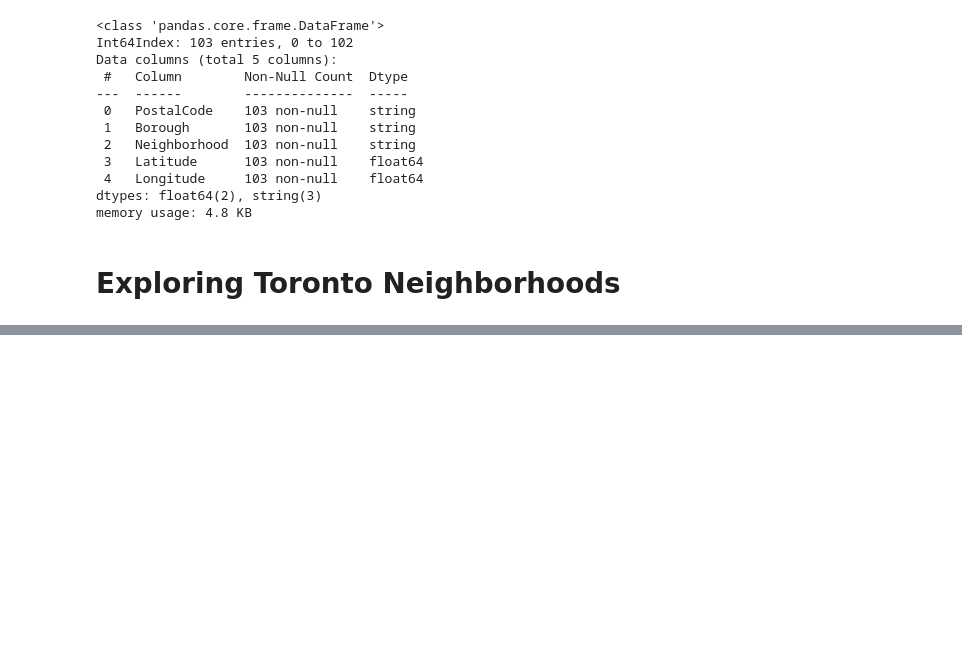
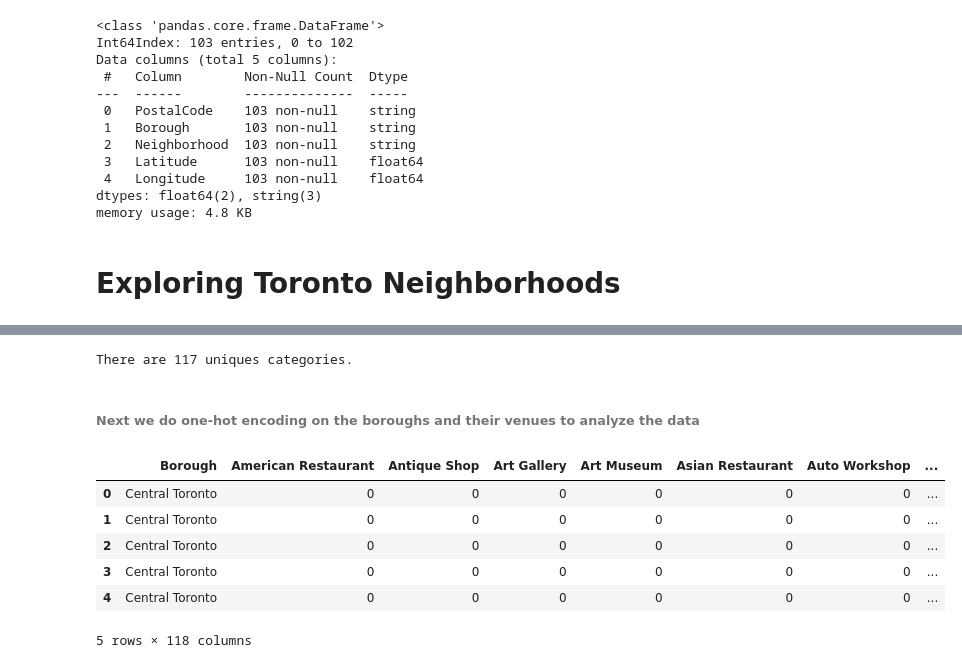
Before and after one commit to klfontus/Two_Capital_Cities, a Jupyter notebook: Week_3_Assignment.ipynb, the cells around one changed output, grey strips where cells are left out. Saved outputs shown, nothing was run; the diff lists cells and outputs as text; code cells hidden in the pictures; blank space fills up the shorter version.

```diff
--- a/Week_3_Assignment.ipynb
+++ b/Week_3_Assignment.ipynb
@@ -185,0 +455,27 @@ map_toronto
+# %%
+toronto_venues.groupby('Borough').count()
+print('There are {} uniques categories.'.format(len(toronto_venues['Venue Category'].unique())))
+# %% [output]
+There are 117 uniques categories.
+# %% [markdown]
+###### Next we do one-hot encoding on the boroughs and their venues to analyze the data
+# %%
+# one hot encoding
+toronto_onehot = pd.get_dummies(toronto_venues[['Venue Category']], prefix="", prefix_sep="")
+
+# add neighborhood column back to dataframe
+toronto_onehot['Borough'] = toronto_venues['Borough']
+
+# move neighborhood column to the first column
+fixed_columns = [toronto_onehot.columns[-1]] + list(toronto_onehot.columns[:-1])
+toronto_onehot = toronto_onehot[fixed_columns]
+
+toronto_onehot.head()
+# %% [output]
+|  | Borough | American Restaurant | Antique Shop | Art Gallery | Art Museum | Asian Restaurant | Auto Workshop | ... |
+| 0 | Central Toronto | 0 | 0 | 0 | 0 | 0 | 0 | ... |
+| 1 | Central Toronto | 0 | 0 | 0 | 0 | 0 | 0 | ... |
+| 2 | Central Toronto | 0 | 0 | 0 | 0 | 0 | 0 | ... |
+| 3 | Central Toronto | 0 | 0 | 0 | 0 | 0 | 0 | ... |
+| 4 | Central Toronto | 0 | 0 | 0 | 0 | 0 | 0 | ... |
+5 rows × 118 columns
```
Also changed, not shown: parts of 51 cells of this notebook.
